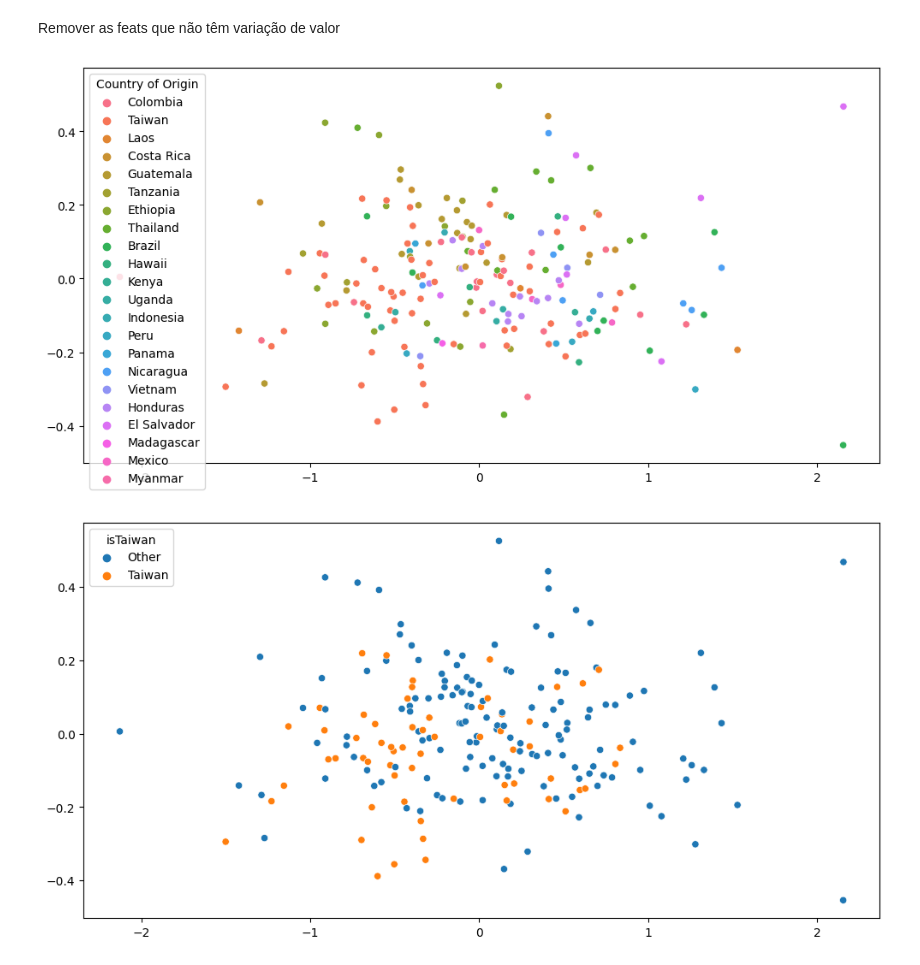
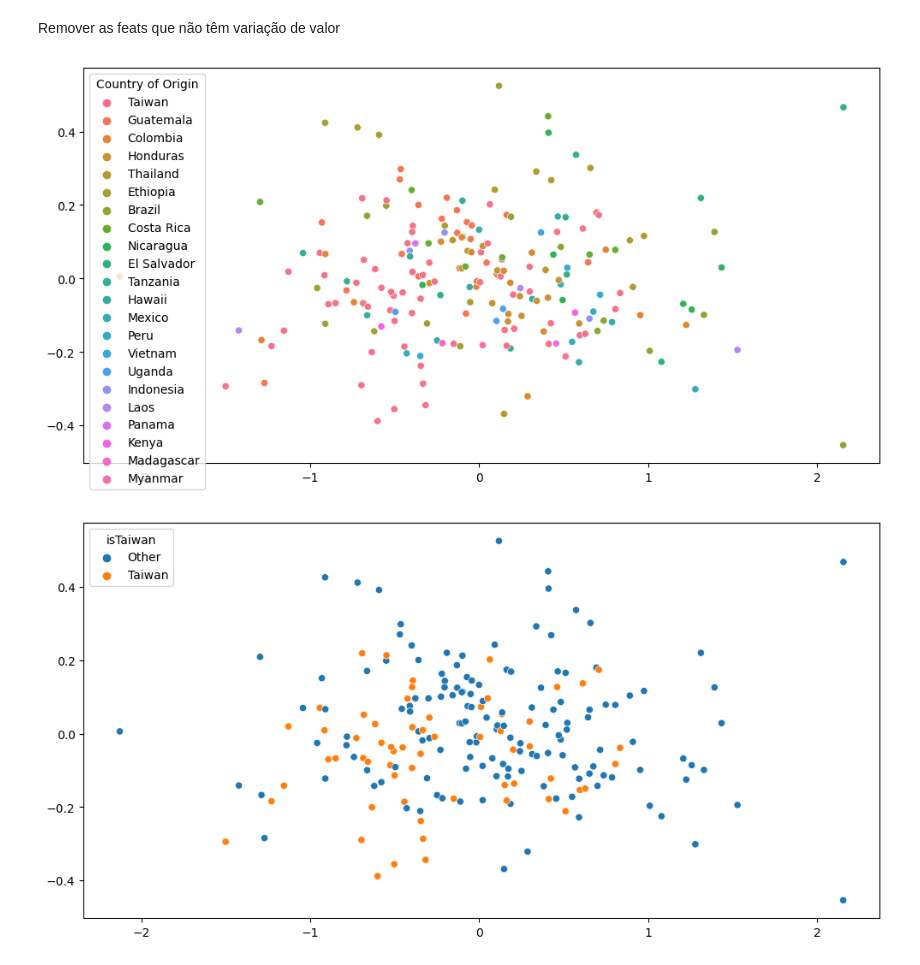
Before and after one commit to guipyson/CMP263_UFRGS, a Jupyter notebook: eda.ipynb, the cells around one changed output. Saved outputs shown, nothing was run; the diff lists cells and outputs as text; code cells hidden in the pictures.

```diff
--- a/eda.ipynb
+++ b/eda.ipynb
@@ -110,11 +110,11 @@ feats = ['Aroma', 'Flavor', 'Aftertaste', 'Acidity', 'Body', 'Balance', 'Overall
 # %%
 pca = PCA(n_components=2)
 pca_df = pca.fit_transform(df[feats])
 plt.figure(figsize=(12,6))
-sns.scatterplot(x=pca_df[:,0], y=pca_df[:,1], hue=df['Country of Origin'])
+sns.scatterplot(x=pca_df[:,0], y=pca_df[:,1], hue=df['Country of Origin'], hue_order=origin.index)
 plt.show()
 # %% [output]
-[figure, old version]
+[figure, new version]
 # %%
 pca = PCA(n_components=2)
 pca_df = pca.fit_transform(df[feats])
```
Also changed, not shown: parts of 10 cells of this notebook.
